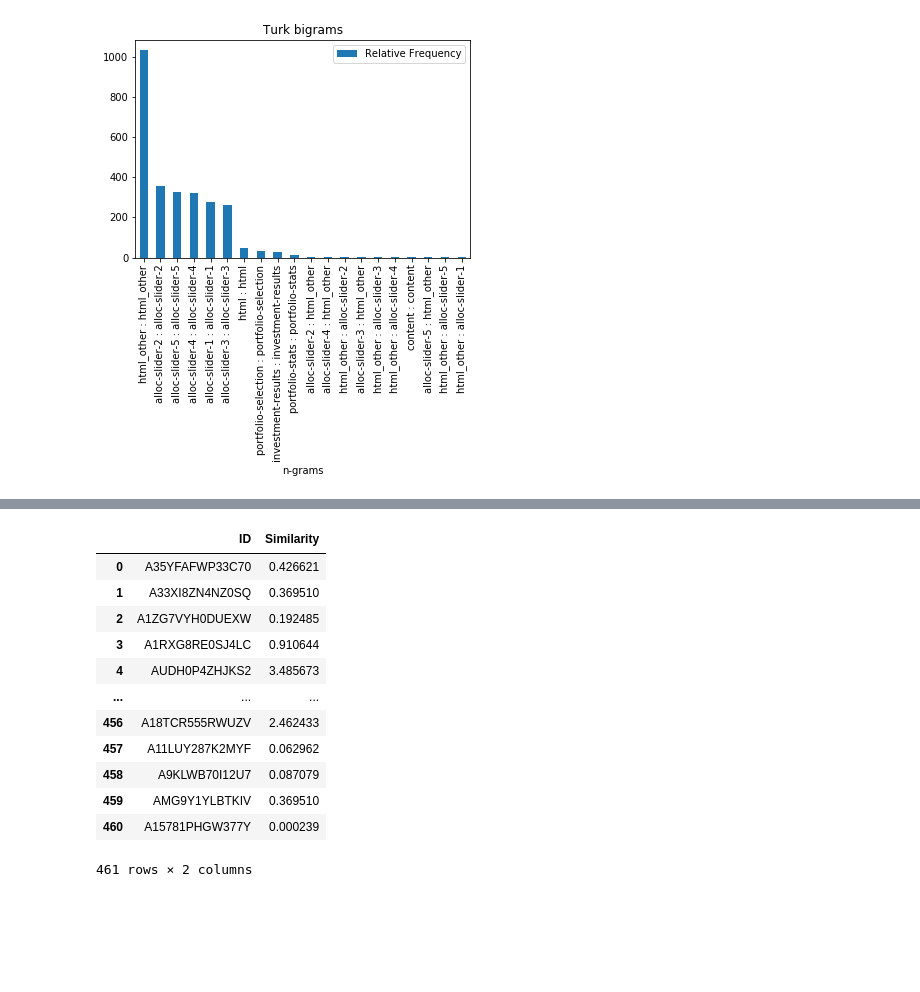
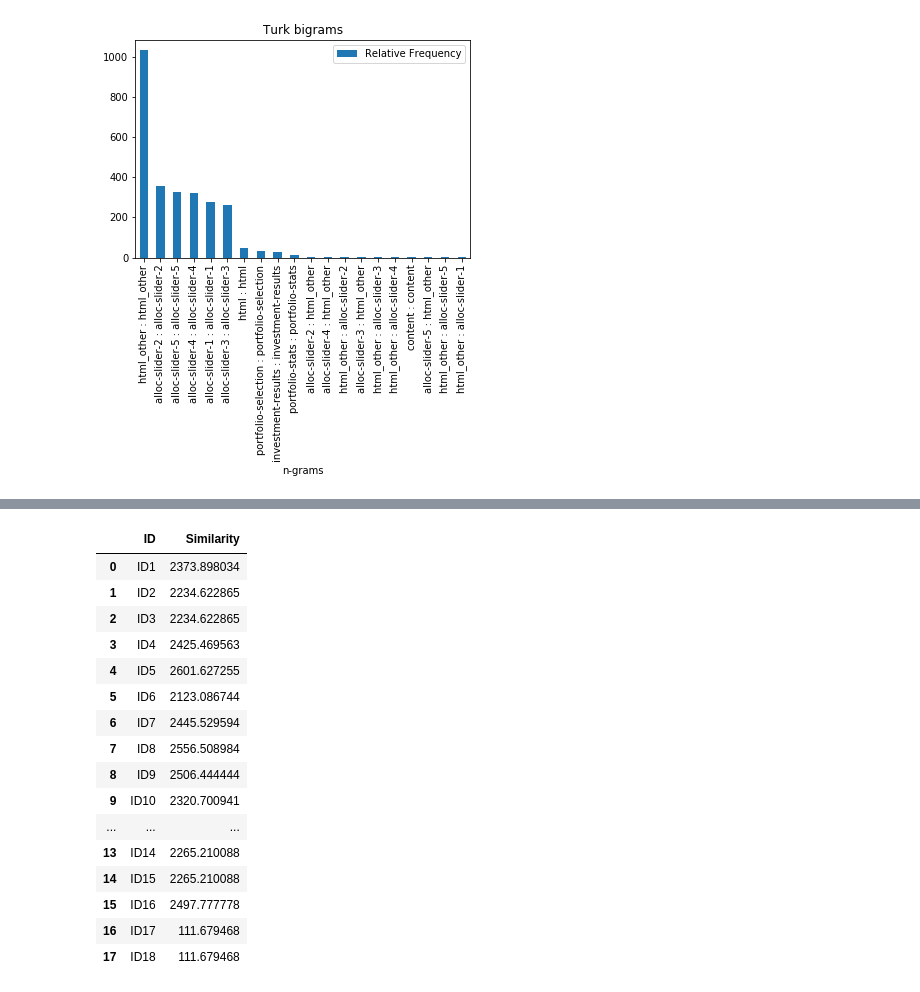
Before and after one commit to DJSaunders1997/Masters-Project, a Jupyter notebook: NLP-Notebook.ipynb, the cells around one changed output, grey strips where cells are left out. Drawn from its saved outputs; the diff is of its cells as text; code cells hidden in the pictures; blank space fills up the shorter version.

```diff
--- a/NLP-Notebook.ipynb
+++ b/NLP-Notebook.ipynb
@@ -421,7 +408,11 @@ def compare_all(dataframe, n):
     resutls = []    # results should end up being same length as num of IDs
 
     for index_a, ngrams_list_a in enumerate(users_ngrams_list):
-        print(f'On {index_a} out of {len(IDs)}')
+        print(f'ID:{index_a} out of {len(users_ngrams_list)}')
+
+        now = datetime.now()
+        current_time = now.strftime("%H:%M:%S")
+        print("Current Time =", current_time)
 
         total_similarity = 0
         for index_b, ngrams_list_b in enumerate(users_ngrams_list):
@@ -431,12 +422,12 @@ def compare_all(dataframe, n):
             if index_a != index_b:
                 total_similarity += lists_similarity(ngrams_list_a, ngrams_list_b)
 
-        print('total_similarity', total_similarity)
+        #print('total_similarity', total_similarity)
         similarity_average = total_similarity/len(IDs)
-        print(f'{index_a} average similarity : {similarity_average}')
+        #print(f'{index_a} average similarity : {similarity_average}')
         resutls.append(similarity_average)
 
-        print('similarity_average', similarity_average)
+        #print('similarity_average', similarity_average)
 
     return pd.DataFrame( {'ID': IDs, 'Similarity': resutls} )
 
@@ -481,22 +483,26 @@ def compare_all(dataframe, n):
       similar_list.append(similarity_average)
 
   return pd.DataFrame( {'ID': IDs, 'Similarity': similar_list} )
-# %%
-turk_sim
-# %% [output]
-|  | ID | Similarity |
-| 0 | A35YFAFWP33C70 | 0.426621 |
-| 1 | A33XI8ZN4NZ0SQ | 0.369510 |
-| 2 | A1ZG7VYH0DUEXW | 0.192485 |
-| 3 | A1RXG8RE0SJ4LC | 0.910644 |
-| 4 | AUDH0P4ZHJKS2 | 3.485673 |
-| ... | ... | ... |
-| 456 | A18TCR555RWUZV | 2.462433 |
-| 457 | A11LUY287K2MYF | 0.062962 |
-| 458 | A9KLWB70I12U7 | 0.087079 |
-| 459 | AMG9Y1YLBTKIV | 0.369510 |
-| 460 | A15781PHGW377Y | 0.000239 |
-461 rows × 2 columns
+# %%
+lab_sim
+# %% [output]
+|  | ID | Similarity |
+| 0 | ID1 | 2373.898034 |
+| 1 | ID2 | 2234.622865 |
+| 2 | ID3 | 2234.622865 |
+| 3 | ID4 | 2425.469563 |
+| 4 | ID5 | 2601.627255 |
+| 5 | ID6 | 2123.086744 |
+| 6 | ID7 | 2445.529594 |
+| 7 | ID8 | 2556.508984 |
+| 8 | ID9 | 2506.444444 |
+| 9 | ID10 | 2320.700941 |
+| ... | ... | ... |
+| 13 | ID14 | 2265.210088 |
+| 14 | ID15 | 2265.210088 |
+| 15 | ID16 | 2497.777778 |
+| 16 | ID17 | 111.679468 |
+| 17 | ID18 | 111.679468 |
 # %%
 turk_sim.to_csv('turk_sim.csv') # Save as this took AGES to run
 turk_sim.plot(kind='bar')
```
Also changed, not shown: parts of 7 cells of this notebook.
